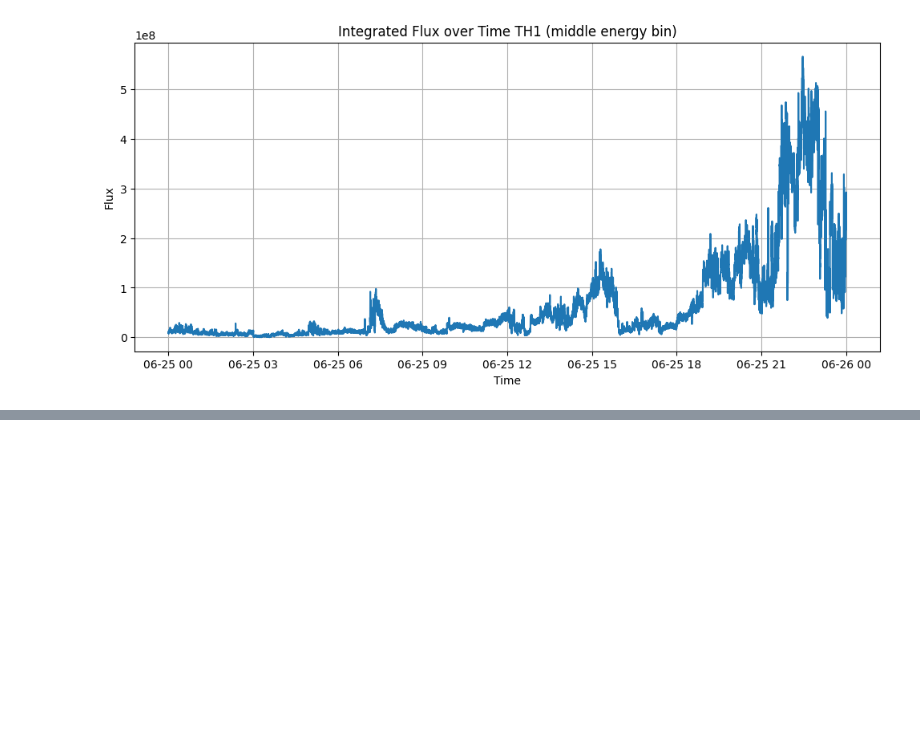
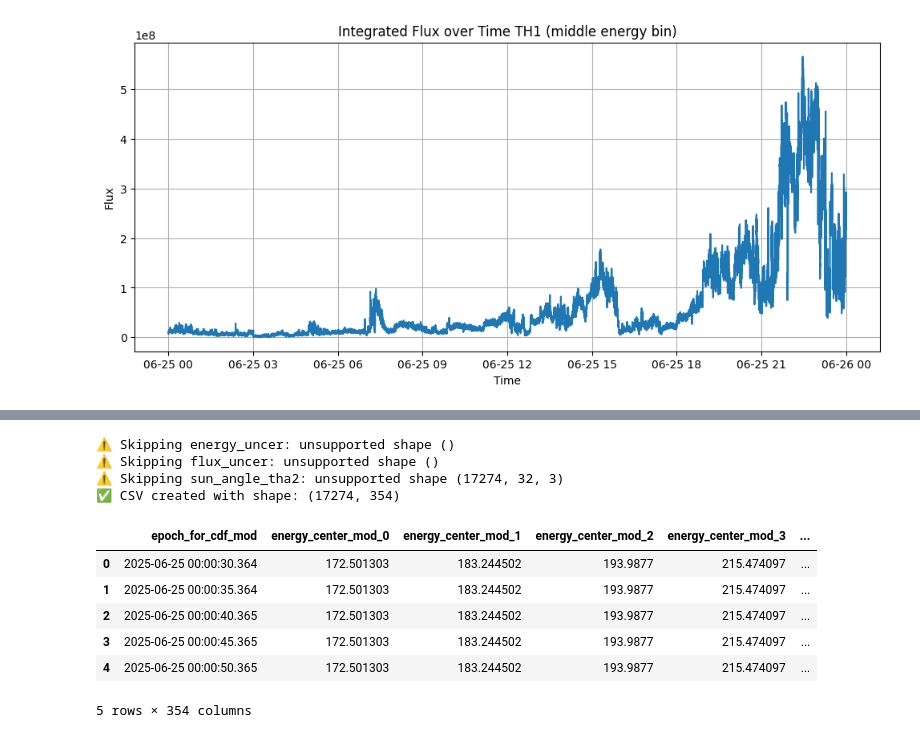
Before and after one commit to prajakta2005/CME_Prediction, a Jupyter notebook: data.ipynb, the cells around one changed output, grey strips where cells are left out. Drawn from its saved outputs; the diff is of its cells as text; code cells hidden in the pictures; blank space fills up the shorter version.

```diff
--- a/data.ipynb
+++ b/data.ipynb
@@ -141,0 +204,71 @@ ValueError: Per-column arrays must each be 1-dimensional
+# %%
+import cdflib
+import pandas as pd
+import numpy as np
+
+# Load the CDF file
+cdf = cdflib.CDF("Data\AL1_ASW91_L2_TH2_20250625_UNP_9999_999999_V02.cdf")
+
+# Variables we want to extract
+useful_vars = [
+    'epoch_for_cdf_mod',
+    'energy_center_mod',
+    'energy_uncer',
+    'integrated_flux_mod',
+    'flux_uncer',
+    'integrated_flux_s15_mod',
+    'integrated_flux_s16_mod',
+    'integrated_flux_s17_mod',
+    'integrated_flux_s18_mod',
+    'integrated_flux_s19_mod',
+    'spacecraft_xpos',
+    'spacecraft_ypos',
+    'spacecraft_zpos',
+    'sun_angle_tha2',
+
+
+]
+
+data_dict = {}
+
+for var in useful_vars:
+    data = cdf.varget(var)
+
+    # Handle Epoch conversion
+    if var == 'epoch_for_cdf_mod':
+        data = cdflib.cdfepoch.to_datetime(data)
+        data_dict[var] = data
+        continue
+
+    # Handle 1D data directly
+    if isinstance(data, np.ndarray) and data.ndim == 1:
+        data_dict[var] = data
+
+    # Handle 2D data: create separate columns for each sub-index
+    elif isinstance(data, np.ndarray) and data.ndim == 2:
+        for i in range(data.shape[1]):
+            col_name = f"{var}_{i}"
+            data_dict[col_name] = data[:, i]
+
+    else:
+        print(f"⚠ Skipping {var}: unsupported shape {data.shape}")
+
+# Create DataFrame
+df = pd.DataFrame(data_dict)
+
+# Save to CSV
+df.to_csv('th2_swis.csv', index=False)
+print("✅ CSV created with shape:", df.shape)
+df.head()
+# %% [output]
+⚠ Skipping energy_uncer: unsupported shape ()
+⚠ Skipping flux_uncer: unsupported shape ()
+⚠ Skipping sun_angle_tha2: unsupported shape (17274, 32, 3)
+✅ CSV created with shape: (17274, 354)
+|  | epoch_for_cdf_mod | energy_center_mod_0 | energy_center_mod_1 | energy_center_mod_2 | energy_center_mod_3 | ... |
+| 0 | 2025-06-25 00:00:30.364 | 172.501303 | 183.244502 | 193.9877 | 215.474097 | ... |
+| 1 | 2025-06-25 00:00:35.364 | 172.501303 | 183.244502 | 193.9877 | 215.474097 | ... |
+| 2 | 2025-06-25 00:00:40.365 | 172.501303 | 183.244502 | 193.9877 | 215.474097 | ... |
+| 3 | 2025-06-25 00:00:45.365 | 172.501303 | 183.244502 | 193.9877 | 215.474097 | ... |
+| 4 | 2025-06-25 00:00:50.365 | 172.501303 | 183.244502 | 193.9877 | 215.474097 | ... |
+5 rows × 354 columns
```
Also changed, not shown: parts of 4 cells of this notebook, 3 other files.
